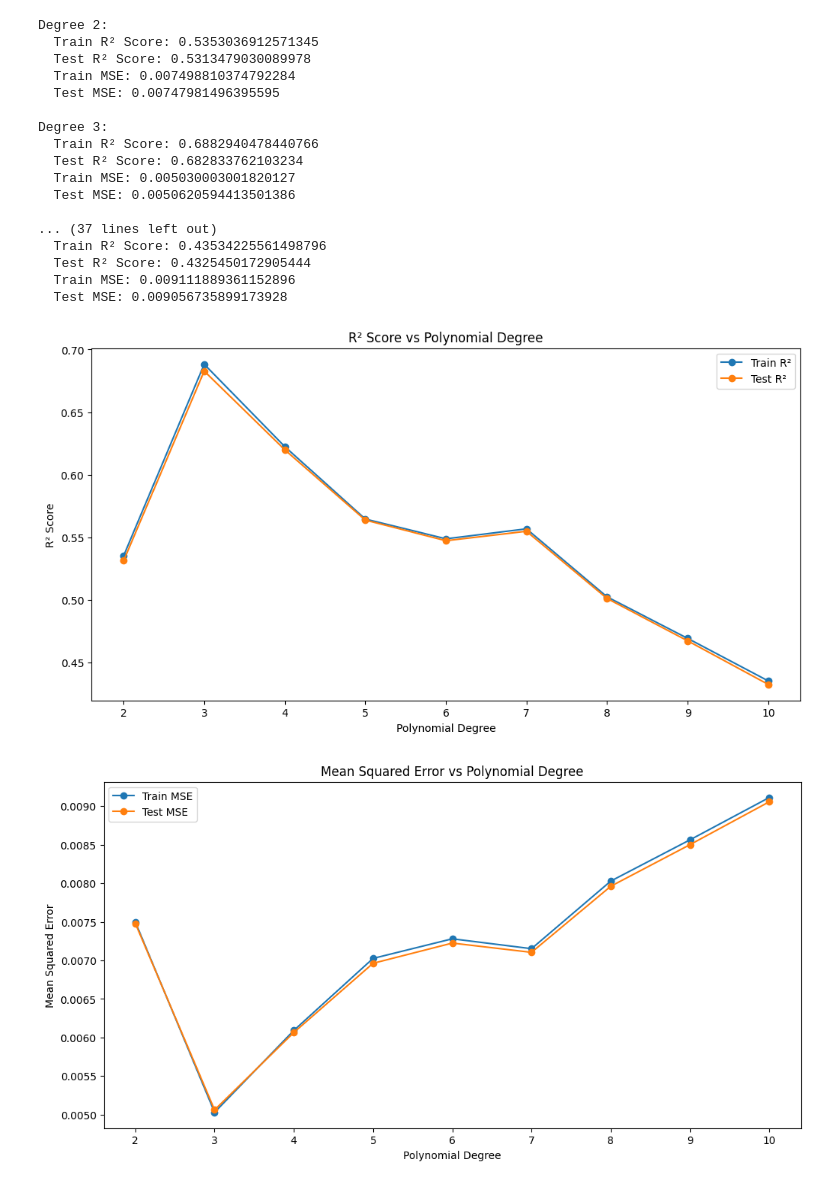
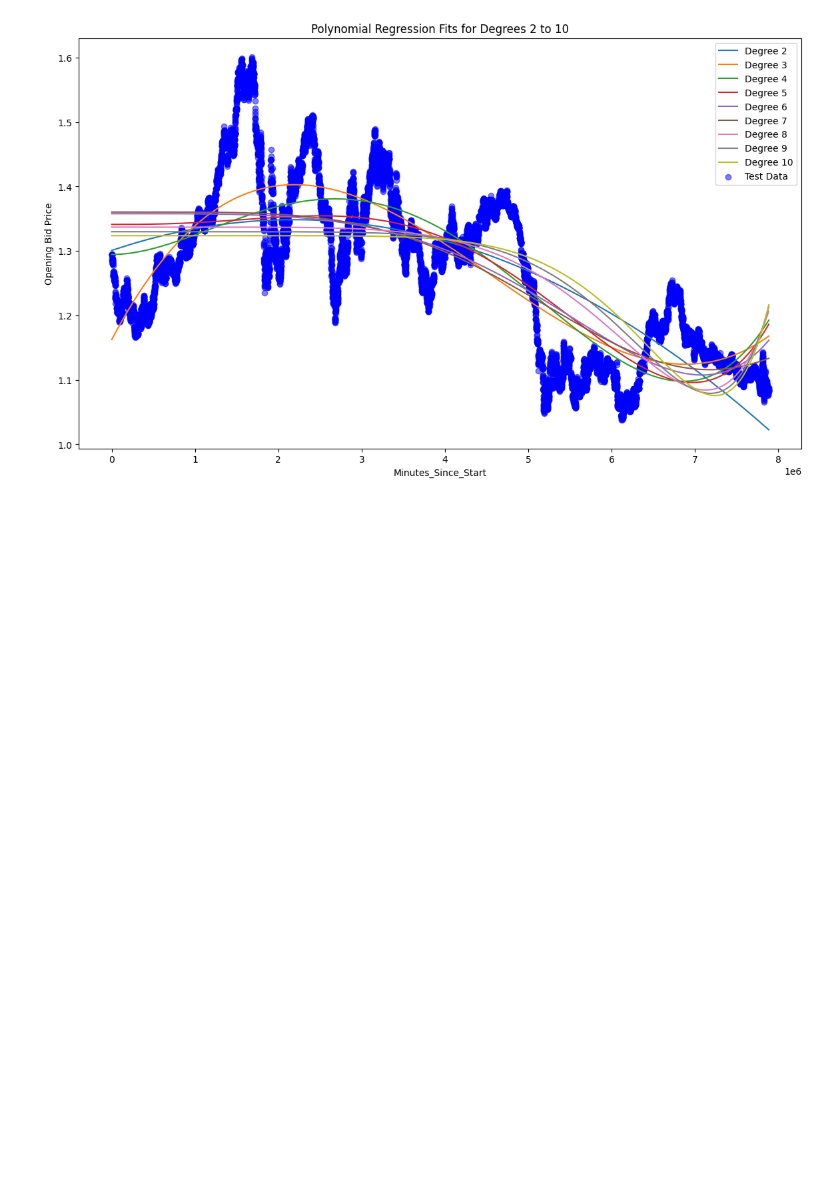
Before and after one commit to fidelismee/ML, a Jupyter notebook: Forex/EURUSD/eurusd_hour.csv/poli.ipynb, the cells around one changed output. Drawn from its saved outputs; the diff is of its cells as text; code cells hidden in the pictures; blank space fills up the shorter version.

Commit message:
graph

```diff
--- a/Forex/EURUSD/eurusd_hour.csv/poli.ipynb
+++ b/Forex/EURUSD/eurusd_hour.csv/poli.ipynb
@@ -33,88 +33,48 @@ df['Timestamp'] = df['Datetime'].astype('int64') // 10**9  # Convert to seconds
 # Alternatively, you could calculate the minutes since the start of the data
 df['Minutes_Since_Start'] = (df['Datetime'] - df['Datetime'].min()).dt.total_seconds() / 60
 
 # Drop the original Date and Time columns
 df = df.drop(columns=['Date', 'Time', 'Datetime'])
 
 # Feature selection
 x1 = df[['Minutes_Since_Start']]
 y1 = df[['Opening bid price']]
 
 # Split the data into training and testing sets (80% train, 20% test)
 x_train, x_test, y_train, y_test = train_test_split(x1, y1, test_size=0.2, random_state=42)
 
-# Evaluate multiple polynomial degrees
-degrees = list(range(2, 11))
-train_r2_scores = []
-test_r2_scores = []
-train_mse_scores = []
-test_mse_scores = []
+# Create a plot with multiple polynomial degrees
+plt.figure(figsize=(14, 8))
 
-for degree in degrees:
+for degree in range(2, 11):
     # Create polynomial features
     poly = PolynomialFeatures(degree=degree)
     x_train_poly = poly.fit_transform(x_train)
     x_test_poly = poly.transform(x_test)
 
     # Fit the model
     model = LinearRegression()
     model.fit(x_train_poly, y_train)
 
-    # Predict using the model
-    y_train_pred = model.predict(x_train_poly)
+    # Predict using the model on the test data
     y_test_pred = model.predict(x_test_poly)
 
-    # Calculate R² and MSE for training and testing data
-    train_r2_scores.append(r2_score(y_train, y_train_pred))
-    test_r2_scores.append(r2_score(y_test, y_test_pred))
-    train_mse_scores.append(mean_squared_error(y_train, y_train_pred))
-    test_mse_scores.append(mean_squared_error(y_test, y_test_pred))
+    # Sort the test values for better visualization
+    sort_axis = np.argsort(x_test['Minutes_Since_Start'].values)
+    x_test_sorted = x_test['Minutes_Since_Start'].values[sort_axis]
+    y_test_pred_sorted = y_test_pred[sort_axis]
 
-# Display results for each degree
-for i, degree in enumerate(degrees):
-    print(f"Degree {degree}:")
-    print(f"  Train R² Score: {train_r2_scores[i]}")
-    print(f"  Test R² Score: {test_r2_scores[i]}")
-    print(f"  Train MSE: {train_mse_scores[i]}")
-    print(f"  Test MSE: {test_mse_scores[i]}")
-    print()
+    # Plot the polynomial fit
+    plt.plot(x_test_sorted, y_test_pred_sorted, label=f'Degree {degree}')
 
-# Plotting R² Scores for comparison
-plt.figure(figsize=(12, 6))
-plt.plot(degrees, train_r2_scores, label='Train R²', marker='o')
-plt.plot(degrees, test_r2_scores, label='Test R²', marker='o')
-plt.xlabel('Polynomial Degree')
-plt.ylabel('R² Score')
-plt.title('R² Score vs Polynomial Degree')
+# Plot the actual test data
+plt.scatter(x_test, y_test, color='blue', label='Test Data', alpha=0.5)
+
+# Plot settings
+plt.xlabel('Minutes_Since_Start')
+plt.ylabel('Opening Bid Price')
+plt.title('Polynomial Regression Fits for Degrees 2 to 10')
 plt.legend()
 plt.show()
-
-# Plotting MSE for comparison
-plt.figure(figsize=(12, 6))
-plt.plot(degrees, train_mse_scores, label='Train MSE', marker='o')
-plt.plot(degrees, test_mse_scores, label='Test MSE', marker='o')
-plt.xlabel('Polynomial Degree')
-plt.ylabel('Mean Squared Error')
-plt.title('Mean Squared Error vs Polynomial Degree')
-plt.legend()
-plt.show()
 # %% [output]
-Degree 2:
-  Train R² Score: 0.5353036912571345
-  Test R² Score: 0.5313479030089978
-  Train MSE: 0.007498810374792284
-  Test MSE: 0.00747981496395595
-
-Degree 3:
-  Train R² Score: 0.6882940478440766
-  Test R² Score: 0.682833762103234
-  Train MSE: 0.005030003001820127
-  Test MSE: 0.0050620594413501386
-
-... (37 lines left out)
-  Train R² Score: 0.43534225561498796
-  Test R² Score: 0.4325450172905444
-  Train MSE: 0.009111889361152896
-  Test MSE: 0.009056735899173928
-[figure, old version]
+[figure, new version]
-[figure, removed]
```
